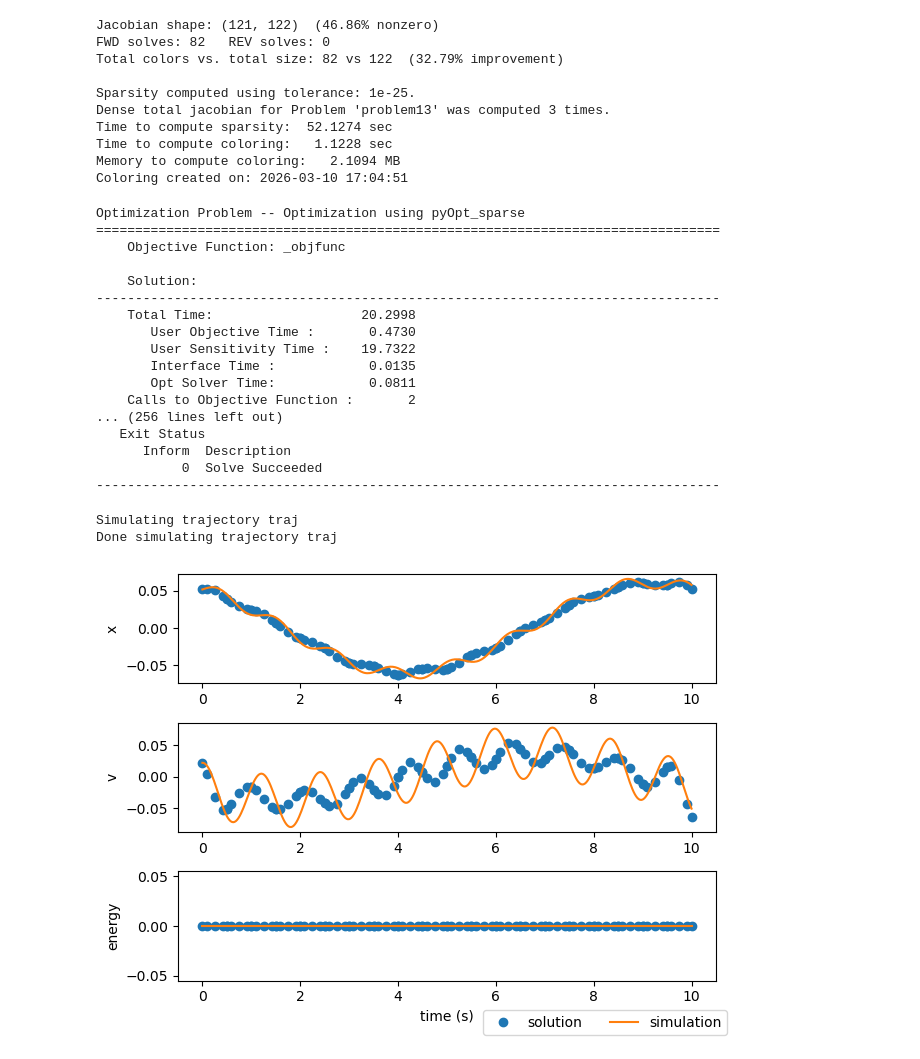
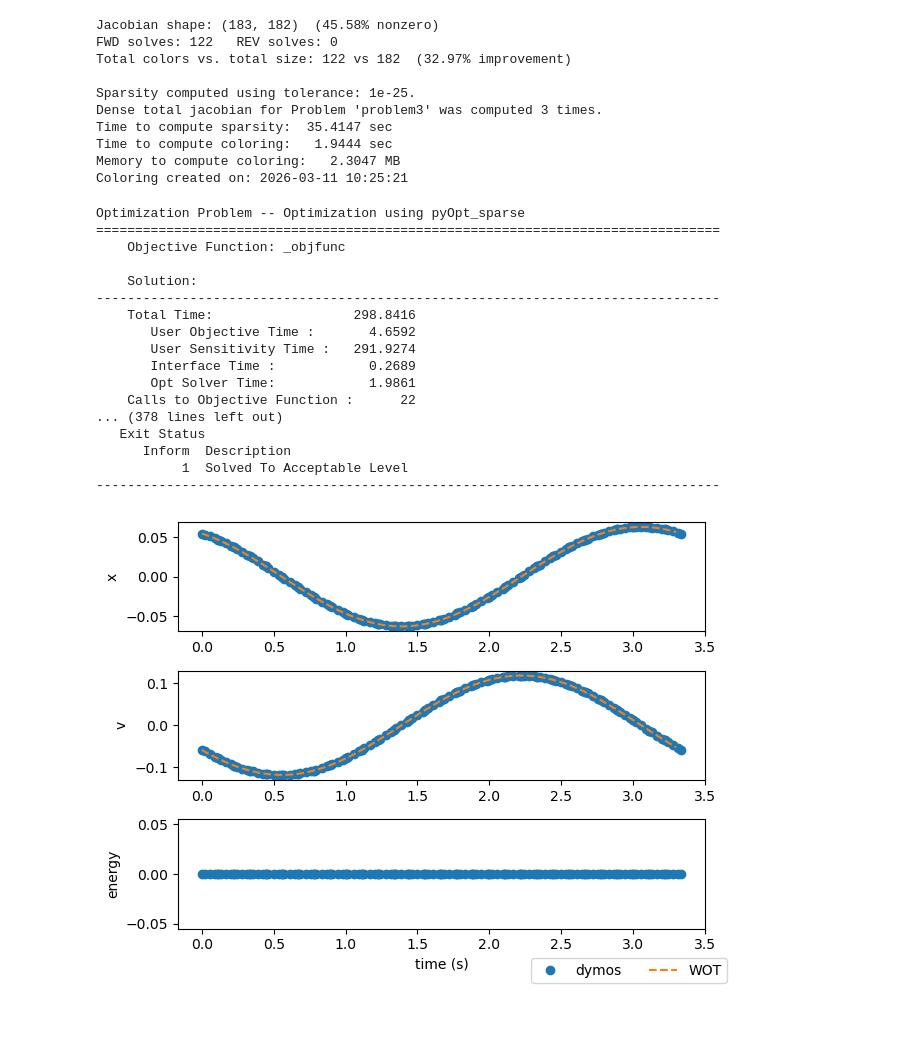
Before and after one commit to sandialabs/WecOptTool, a Jupyter notebook: examples/dymos_no_control.ipynb, the cells around one changed output. Saved outputs shown, nothing was run; the diff lists cells and outputs as text; code cells hidden in the pictures; blank space fills up the shorter version.

Commit message:
dymos_no_control matches

```diff
--- a/examples/dymos_no_control.ipynb
+++ b/examples/dymos_no_control.ipynb
@@ -350,51 +281,55 @@ phase.set_state_val('energy', vals=[0.0,0], time_vals=[0.0, t_interp_full[-1]])
 # %%
 #prob.run_model()
 prob.run_driver()
-sim_out = traj.simulate(times_per_seg=20)
+#sim_out = traj.simulate(times_per_seg=20)
 
 # Plot the state values obtained from the phase timeseries objects in the simulation output.
 t_sol = prob.get_val('traj.phase0.timeseries.time')
-t_sim = sim_out.get_val('traj.phase0.timeseries.time')
+#t_sim = sim_out.get_val('traj.phase0.timeseries.time')
 # %% [output]
-Jacobian shape: (121, 122)  (46.86% nonzero)
-FWD solves: 82   REV solves: 0
-Total colors vs. total size: 82 vs 122  (32.79% improvement)
+Jacobian shape: (183, 182)  (45.58% nonzero)
+FWD solves: 122   REV solves: 0
+Total colors vs. total size: 122 vs 182  (32.97% improvement)
 
 Sparsity computed using tolerance: 1e-25.
-Dense total jacobian for Problem 'problem13' was computed 3 times.
-Time to compute sparsity:  52.1274 sec
-Time to compute coloring:   1.1228 sec
-Memory to compute coloring:   2.1094 MB
-Coloring created on: 2026-03-10 17:04:51
+Dense total jacobian for Problem 'problem3' was computed 3 times.
+Time to compute sparsity:  35.4147 sec
+Time to compute coloring:   1.9444 sec
+Memory to compute coloring:   2.3047 MB
+Coloring created on: 2026-03-11 10:25:21
 Optimization Problem -- Optimization using pyOpt_sparse
 ================================================================================
     Objective Function: _objfunc
 
     Solution:
 --------------------------------------------------------------------------------
-    Total Time:                   20.2998
-       User Objective Time :       0.4730
-       User Sensitivity Time :    19.7322
-       Interface Time :            0.0135
-       Opt Solver Time:            0.0811
-    Calls to Objective Function :       2
-... (256 lines left out)
+    Total Time:                  298.8416
+       User Objective Time :       4.6592
+       User Sensitivity Time :   291.9274
+       Interface Time :            0.2689
+       Opt Solver Time:            1.9861
+    Calls to Objective Function :      22
+... (378 lines left out)
    Exit Status
       Inform  Description
-           0  Solve Succeeded
+           1  Solved To Acceptable Level
 --------------------------------------------------------------------------------
-Simulating trajectory traj
-Done simulating trajectory traj
 # %%
+# load in wot results for comparison
+wot_results = xr.open_dataset('wot_results.nc')
+wot_results = wot_results.sel(realization=0)
+
 states = ['x', 'v','energy']
+wot_states = ['pos','vel','energy']
 fig, axes = plt.subplots(len(states), 1)
-for i, state in enumerate(states):
+for i, (wot_state, state) in enumerate(zip(wot_states,states)):
     sol = axes[i].plot(t_sol, prob.get_val(f'traj.phase0.timeseries.{state}'), 'o')
-    sim = axes[i].plot(t_sim, sim_out.get_val(f'traj.phase0.timeseries.{state}'), '-')
+    if wot_state != 'energy':
+        wot_plots = axes[i].plot(wot_results['time'], np.squeeze(wot_results[wot_state]), '--')
     axes[i].set_ylabel(state)
 axes[-1].set_xlabel('time (s)')
-fig.legend((sol[0], sim[0]), ('solution', 'simulation'), loc='lower right', ncol=2)
+fig.legend((sol[0], wot_plots[0]), ('dymos', 'WOT'), loc='lower right', ncol=2)
 plt.tight_layout()
 plt.show()
 # %% [output]
-[figure, old version]
+[figure, new version]
```
Also changed, not shown: parts of 6 cells of this notebook, 3 other files.
